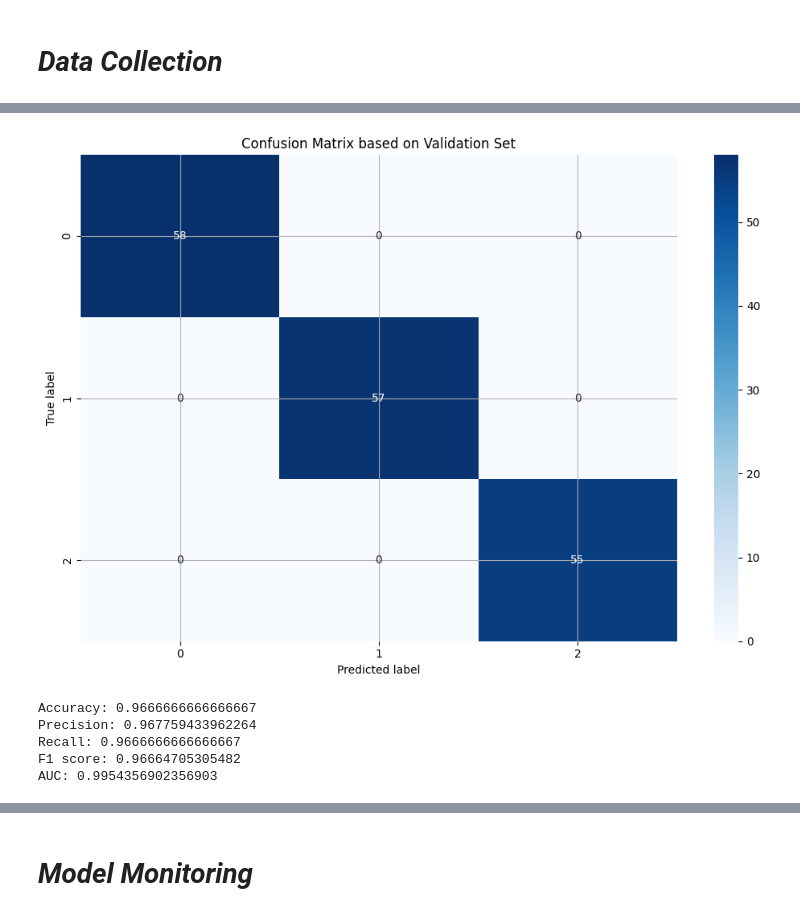
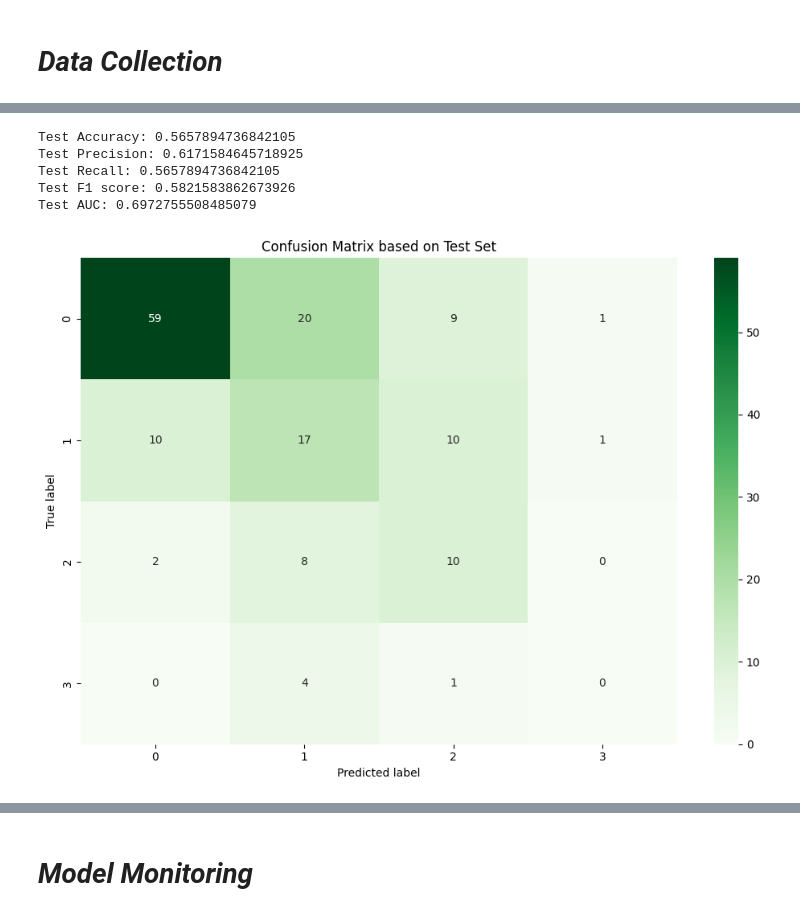
Before and after one commit to Ramtin-Karbaschi/BehaviorDetection_and_MobileMarketAnalysis, a Jupyter notebook: Part1/Behavior_Detection.ipynb, the cells around one changed output, grey strips where cells are left out. Saved outputs shown, nothing was run; the diff lists cells and outputs as text; code cells hidden in the pictures.

```diff
--- a/Part1/Behavior_Detection.ipynb
+++ b/Part1/Behavior_Detection.ipynb
@@ -397,36 +481,34 @@ AUC: 1.0
-# %%
-# Confusion Matrix based on validation data
-cm_val = confusion_matrix(y_val, y_val_pred)
-plt.figure(figsize=(10, 7))
-sns.heatmap(cm_val, annot=True, fmt='d', cmap='Blues')
-plt.title('Confusion Matrix based on Validation Set')
-plt.ylabel('True label')
-plt.xlabel('Predicted label')
-plt.tight_layout()
-plt.grid()
-plt.show()
-# %% [output]
-[figure, removed]
 # %%
 # Evaluate the model on test data
-y_test_pred = best_model.predict(X_test)
+y_test_pred = best_model.predict(X_test_preprocessed)
 
 # Calculate evaluation metrics on test data
-accuracy_test = accuracy_score(y_test, y_test_pred)
-precision_test = precision_score(y_test, y_test_pred, average='weighted')
-recall_test = recall_score(y_test, y_test_pred, average='weighted')
-f1_test = f1_score(y_test, y_test_pred, average='weighted')
-auc_test = roc_auc_score(y_test, best_model.predict_proba(X_test), multi_class='ovr', average='weighted')
+accuracy_test = accuracy_score(y_test_binned, y_test_pred)
+precision_test = precision_score(y_test_binned, y_test_pred, average='weighted', zero_division=0)
+recall_test = recall_score(y_test_binned, y_test_pred, average='weighted', zero_division=0)
+f1_test = f1_score(y_test_binned, y_test_pred, average='weighted', zero_division=0)
+auc_test = roc_auc_score(pd.get_dummies(y_test_binned), best_model.predict_proba(X_test_preprocessed), multi_class='ovo')
 
 # Display the evaluation metrics based on test data
-print("Accuracy:", accuracy_test)
-print("Precision:", precision_test)
-print("Recall:", recall_test)
-print("F1 score:", f1_test)
-print("AUC:", auc_test)
+print("Test Accuracy:", accuracy_test)
+print("Test Precision:", precision_test)
+print("Test Recall:", recall_test)
+print("Test F1 score:", f1_test)
+print("Test AUC:", auc_test)
+
+# Confusion Matrix based on test data
+cm_test = confusion_matrix(y_test_binned, y_test_pred)
+plt.figure(figsize=(10, 7))
+sns.heatmap(cm_test, annot=True, fmt='d', cmap='Greens')
+plt.title('Confusion Matrix based on Test Set')
+plt.ylabel('True label')
+plt.xlabel('Predicted label')
+plt.tight_layout()
+plt.show()
 # %% [output]
-Accuracy: 0.9666666666666667
-Precision: 0.967759433962264
-Recall: 0.9666666666666667
-F1 score: 0.96664705305482
-AUC: 0.9954356902356903
+Test Accuracy: 0.5657894736842105
+Test Precision: 0.6171584645718925
+Test Recall: 0.5657894736842105
+Test F1 score: 0.5821583862673926
+Test AUC: 0.6972755508485079
+[figure, added]
```
Also changed, not shown: parts of 28 cells of this notebook, 2 other files.
